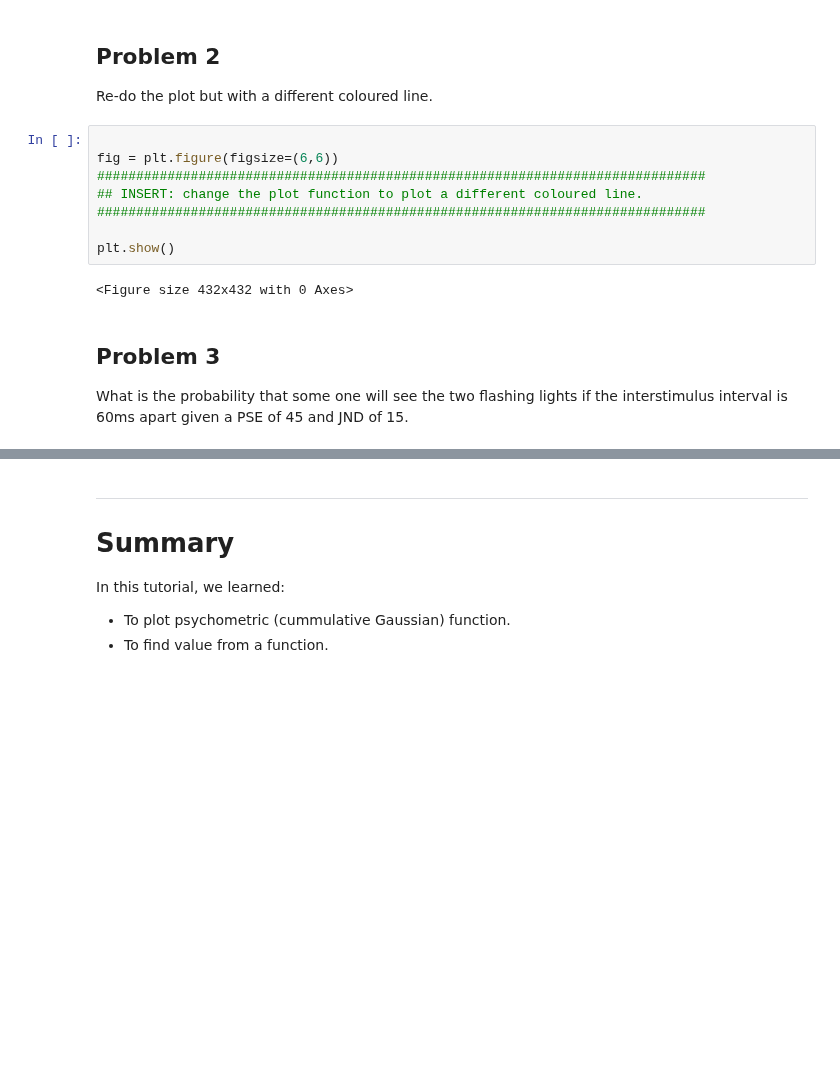
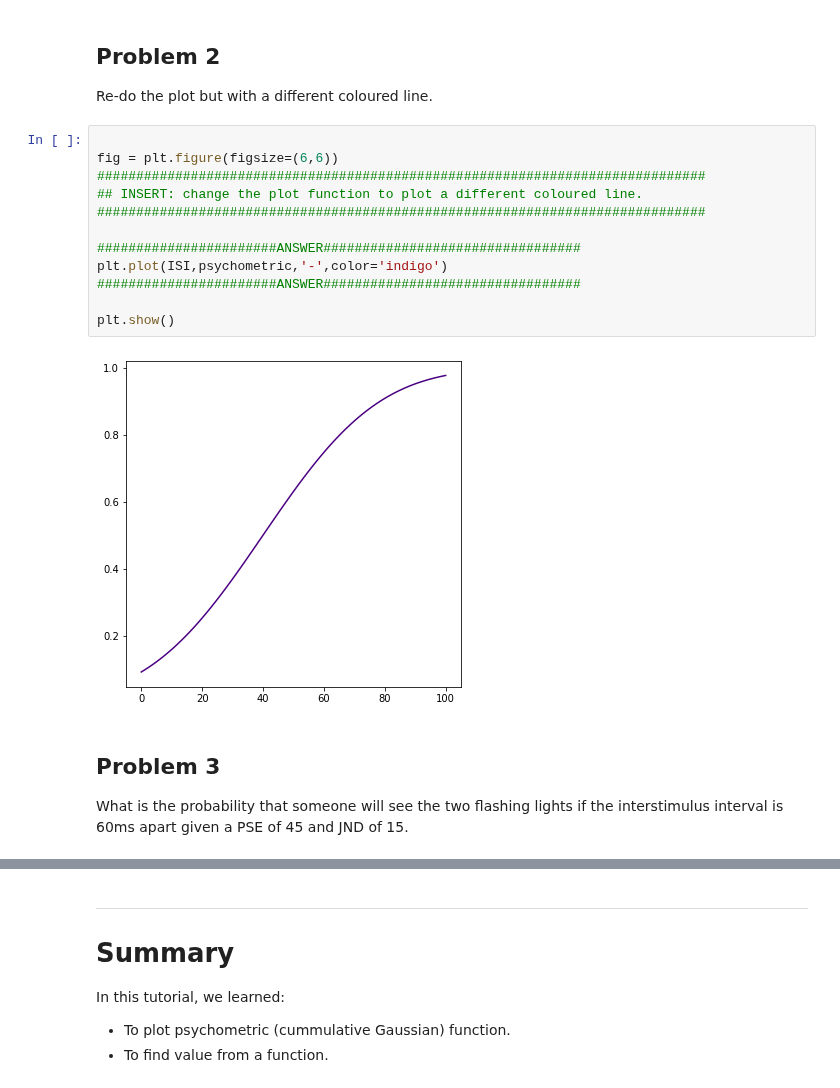
Before and after one commit to john-s-butler-dit/Basic-Introduction-to-Python, a Jupyter notebook: W1T3 The Psychometric Function.ipynb, the cells around one changed output, grey strips where cells are left out. Cells and saved outputs as stored; diff of their text form; blank space fills up the shorter version.

```diff
--- a/W1T3 The Psychometric Function.ipynb
+++ b/W1T3 The Psychometric Function.ipynb
@@ -84,16 +110,20 @@ Re-do the plot but with a different coloured line.
 # %%
 
 fig = plt.figure(figsize=(6,6))
 ##############################################################################
 ## INSERT: change the plot function to plot a different coloured line.
 ##############################################################################
 
+#######################ANSWER#################################
+plt.plot(ISI,psychometric,'-',color='indigo')
+#######################ANSWER#################################
+
 plt.show()
 # %% [output]
-<Figure size 432x432 with 0 Axes>
+[figure, added]
 # %% [markdown]
 ## Problem 3
-What is the probability that some one will see the two flashing lights if the interstimulus interval is 60ms apart given a PSE of 45 and JND of 15.
+What is the probability that someone will see the two flashing lights if the interstimulus interval is 60ms apart given a PSE of 45 and JND of 15.
 # %%
 PSE=45
 JND=15
```
Also changed, not shown: parts of 11 cells of this notebook.
